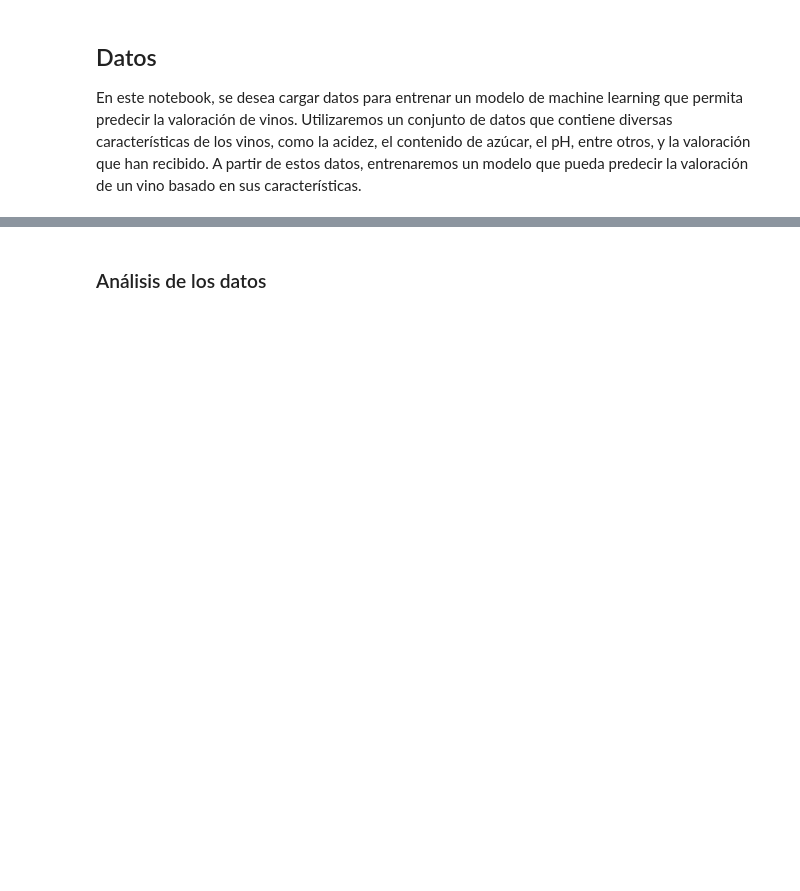
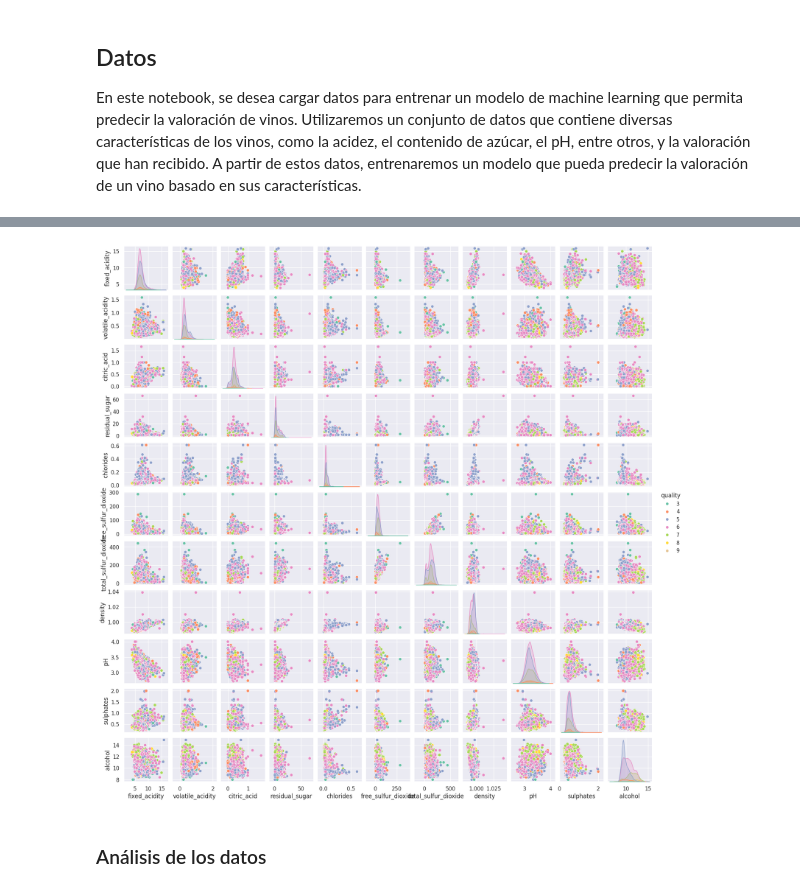
Before and after one commit to loleandote22/PruebasAprendizaje, a Jupyter notebook: Ejercicio.ipynb, the cells around one changed output, grey strips where cells are left out. Cells and saved outputs as stored; diff of their text form; code cells hidden in the pictures; blank space fills up the shorter version.

```diff
--- a/Ejercicio.ipynb
+++ b/Ejercicio.ipynb
@@ -24,14 +137,17 @@ Successfully installed ucimlrepo-0.0.7
 Y para cargarlos desde Python, puede usarse el siguiente código:
 # %%
-from ucimlrepo import fetch_ucirepo
 # Descarga del dataset
 wine_quality = fetch_ucirepo(id=186)
 # Datos brutos en formato Dataframe de pandas
 X = wine_quality.data.features
 y = wine_quality.data.targets
 #Metadatos
-print(wine_quality.metadata)
+todos= [X,y]
+todos = pd.concat(todos, axis=1)
+print(wine_quality.data.features.shape)
+wine_quality.data.features.describe()
+# print(wine_quality.metadata)
 #Información de lasvariables
-print(wine_quality.variables)
-print(wine_quality.data.shape)
+# print(wine_quality.variables.shape)
+# print(wine_quality.data.shape)
 # %% [output]
@@ -55,2 +194,7 @@ None
+# %%
+sns.set()
+sns.pairplot(todos,palette="Set2", hue='quality', height=1.5);
+# %% [output]
+[figure, added]
 # %% [markdown]
 ### Análisis de los datos
```
Also changed, not shown: parts of 60 cells of this notebook.
